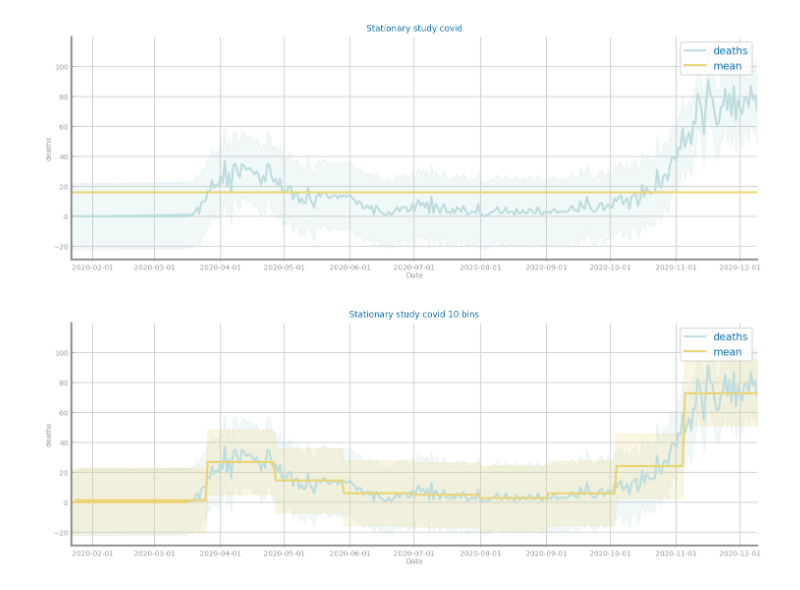
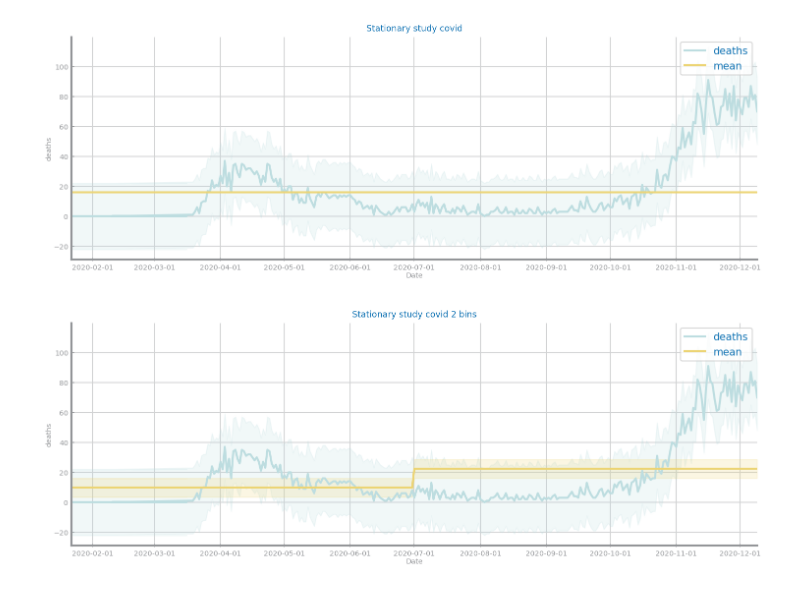
Before and after one commit to joaofbravo/CD_G20, a Jupyter notebook: last_lab/Profiling.ipynb, the cells around one changed output. Saved outputs shown, nothing was run; the diff lists cells and outputs as text; code cells hidden in the pictures.

```diff
--- a/last_lab/Profiling.ipynb
+++ b/last_lab/Profiling.ipynb
@@ -278,7 +278,7 @@ plt.show()
 # %% [output]
 [figure]
 # %%
-BINS = 10
+BINS = 12
 line = []
 n = len(dt_series)
 for i in range(BINS):
@@ -289,6 +289,7 @@ line += [line[-1]] * (n - len(line))
 mean_line = pd.Series(line, index=dt_series.index)
 series = {'deaths': dt_series, 'mean': mean_line}
 plt.figure(figsize=(3*ts.HEIGHT, ts.HEIGHT))
-ts.plot_series(series, x_label='Date', y_label='deaths', title='Stationary study Deaths 10 bins', show_std=True)
+ts.plot_series(series, x_label='Date', y_label='deaths',
+               title='Stationary study Deaths {} bins'.format(BINS), show_std=True)
 plt.show()
 # %% [output]
@@ -307,7 +308,7 @@ plt.show()
 # %% [output]
 [figure]
 # %%
-BINS = 10
+BINS = 11
 line = []
 n = len(dt_series)
 for i in range(BINS):
@@ -318,6 +319,7 @@ line += [line[-1]] * (n - len(line))
 mean_line = pd.Series(line, index=dt_series.index)
 series = {'deaths': dt_series, 'mean': mean_line}
 plt.figure(figsize=(3*ts.HEIGHT, ts.HEIGHT))
-ts.plot_series(series, x_label='Date', y_label='deaths', title='Stationary study accumulated covid 10 bins', show_std=True)
+ts.plot_series(series, x_label='Date', y_label='deaths',
+               title='Stationary study accumulated covid {} bins'.format(BINS), show_std=True)
 plt.show()
 # %% [output]
@@ -334,18 +336,19 @@ plt.show()
 # %% [output]
 [figure]
 # %%
-BINS = 10
+BINS = 2
 line = []
 n = len(dt_series)
 for i in range(BINS):
     b = dt_series[i*n//BINS:(i+1)*n//BINS]
     mean = [b.mean()] * (n//BINS)
     line += mean
 line += [line[-1]] * (n - len(line))
 mean_line = pd.Series(line, index=dt_series.index)
 series = {'deaths': dt_series, 'mean': mean_line}
 plt.figure(figsize=(3*ts.HEIGHT, ts.HEIGHT))
-ts.plot_series(series, x_label='Date', y_label='deaths', title='Stationary study covid 10 bins', show_std=True)
+ts.plot_series(series, x_label='Date', y_label='deaths',
+               title='Stationary study covid {} bins'.format(BINS), show_std=True)
 plt.show()
 # %% [output]
-[figure, old version]
+[figure, new version]
```
Also changed, not shown: parts of 3 cells of this notebook, 11 other files.
